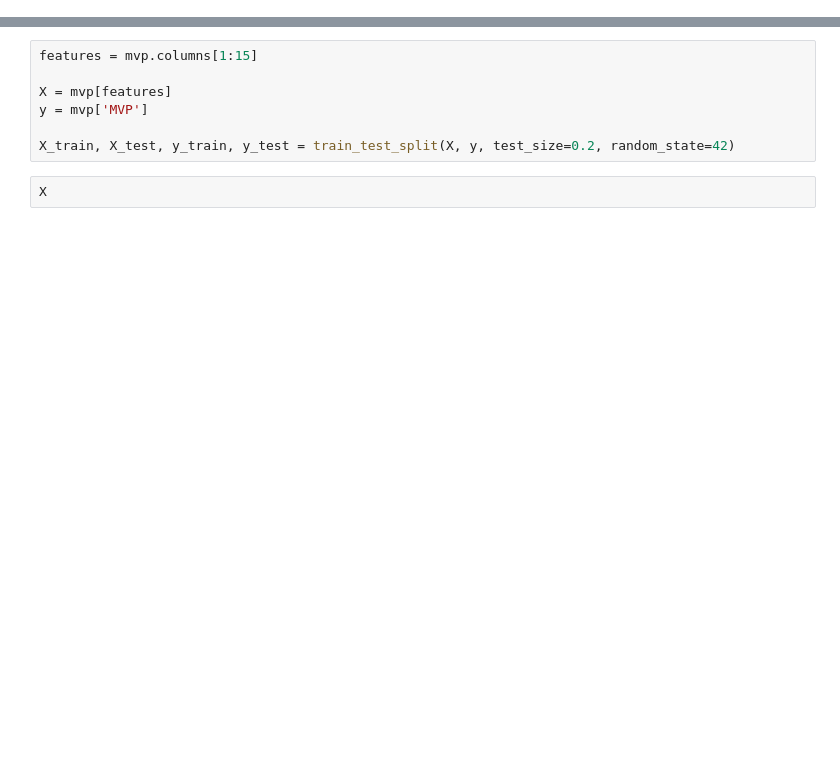
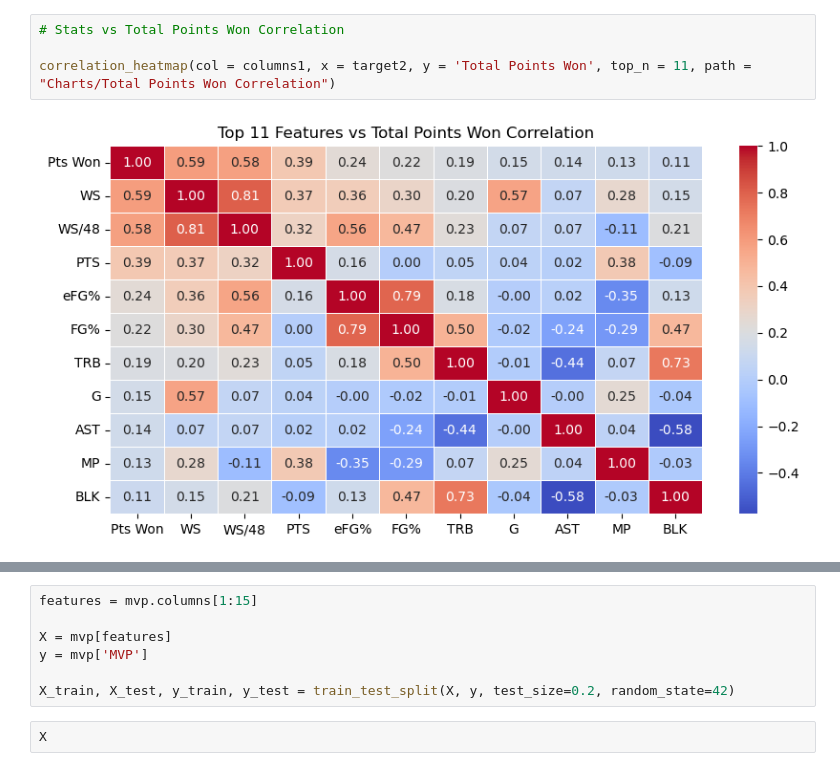
Before and after one commit to Hensonkk/Machine-Learning-NBA-MVP, a Jupyter notebook: MVP Machine Learning Model testing- Key.ipynb, the cells around one changed output, grey strips where cells are left out. Cells and saved outputs as stored; diff of their text form; blank space fills up the shorter version.

```diff
--- a/MVP Machine Learning Model testing- Key.ipynb
+++ b/MVP Machine Learning Model testing- Key.ipynb
@@ -40,0 +74,6 @@ mvp
+# %%
+# Stats vs Total Points Won Correlation
+
+correlation_heatmap(col = columns1, x = target2, y = 'Total Points Won', top_n = 11, path = "Charts/Total Points Won Correlation")
+# %% [output]
+[figure, added]
```
Also changed, not shown: parts of 35 cells of this notebook, 4 other files.
